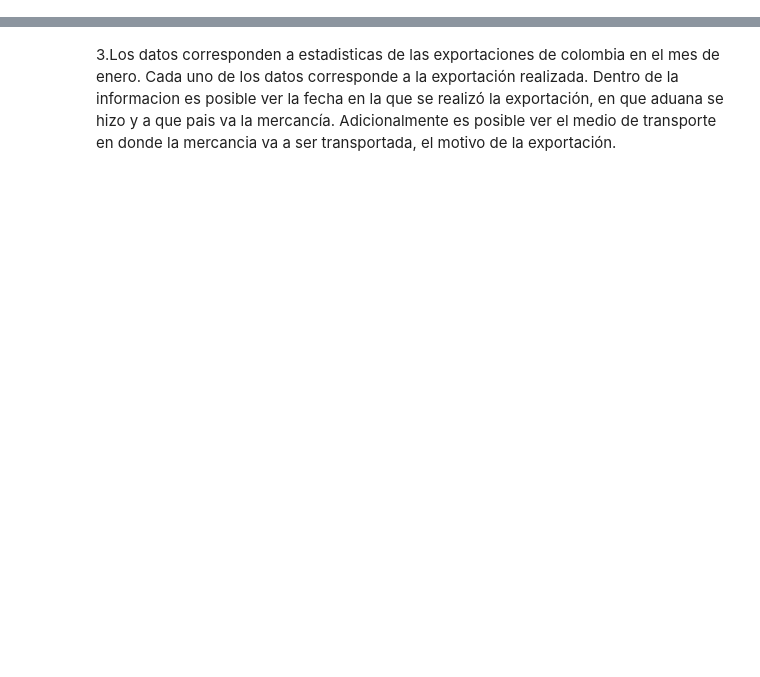
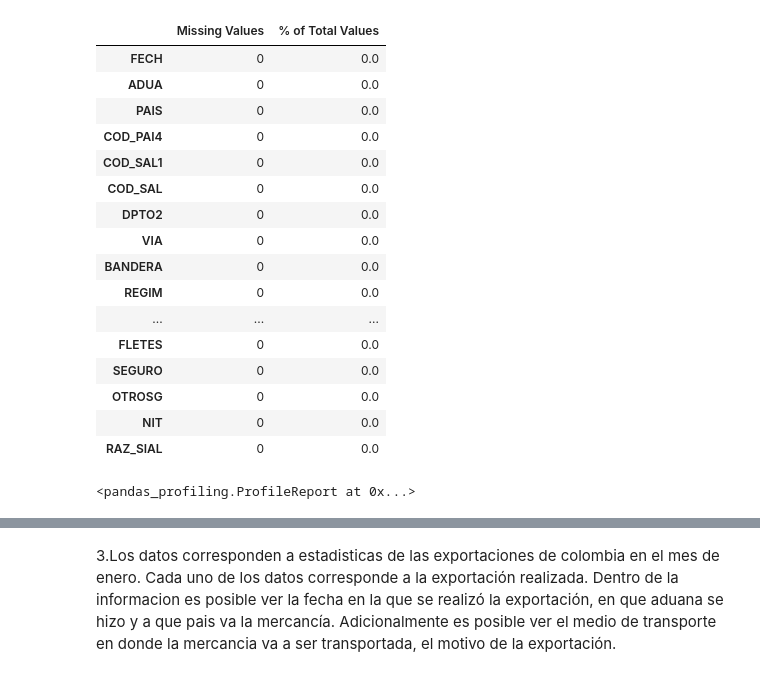
Before and after one commit to dgguarin20/CDA_Tree_CHAID, a Jupyter notebook: Untitled8.ipynb, the cells around one changed output, grey strips where cells are left out. Saved outputs shown, nothing was run; the diff lists cells and outputs as text; code cells hidden in the pictures; blank space fills up the shorter version.

```diff
--- a/Untitled8.ipynb
+++ b/Untitled8.ipynb
@@ -28,0 +39,32 @@ df.head
+# %%
+def missing_values_table(df):
+        mis_val = df.isnull().sum()
+        mis_val_percent = 100 * df.isnull().sum()/len(df)
+        mis_val_table = pd.concat([mis_val, mis_val_percent], axis=1)
+        mis_val_table_ren_columns = mis_val_table.rename(
+        columns = {0 : 'Missing Values', 1 : '% of Total Values'})
+        return mis_val_table_ren_columns
+# %%
+missing_values_table(df)
+# %% [output]
+|  | Missing Values | % of Total Values |
+| FECH | 0 | 0.0 |
+| ADUA | 0 | 0.0 |
+| PAIS | 0 | 0.0 |
+| COD_PAI4 | 0 | 0.0 |
+| COD_SAL1 | 0 | 0.0 |
+| COD_SAL | 0 | 0.0 |
+| DPTO2 | 0 | 0.0 |
+| VIA | 0 | 0.0 |
+| BANDERA | 0 | 0.0 |
+| REGIM | 0 | 0.0 |
+| ... | ... | ... |
+| FLETES | 0 | 0.0 |
+| SEGURO | 0 | 0.0 |
+| OTROSG | 0 | 0.0 |
+| NIT | 0 | 0.0 |
+| RAZ_SIAL | 0 | 0.0 |
+# %%
+pandas_profiling.ProfileReport(df)
+# %% [output]
+<pandas_profiling.ProfileReport at 0x...>
```
Also changed, not shown: parts of 10 cells of this notebook, 1 other file.
